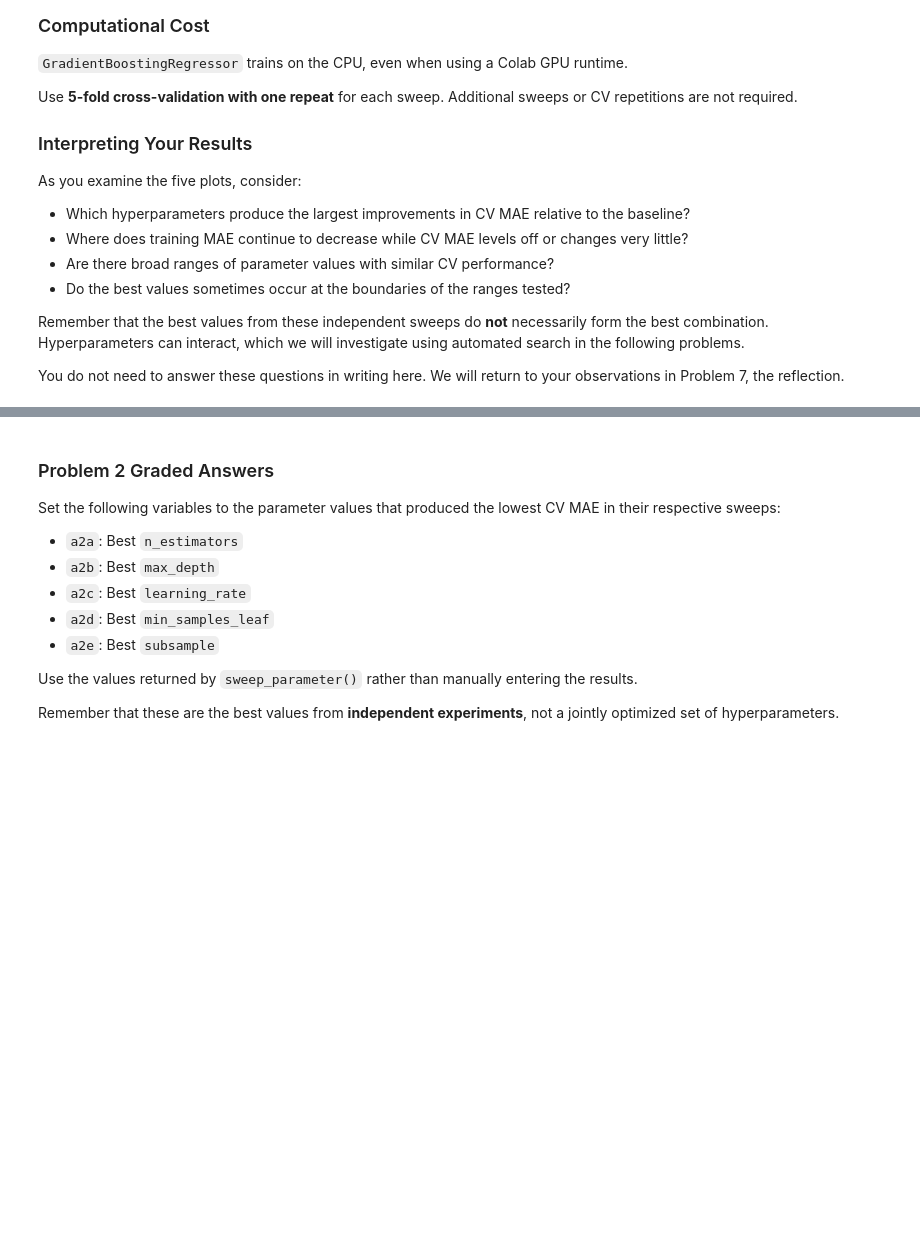
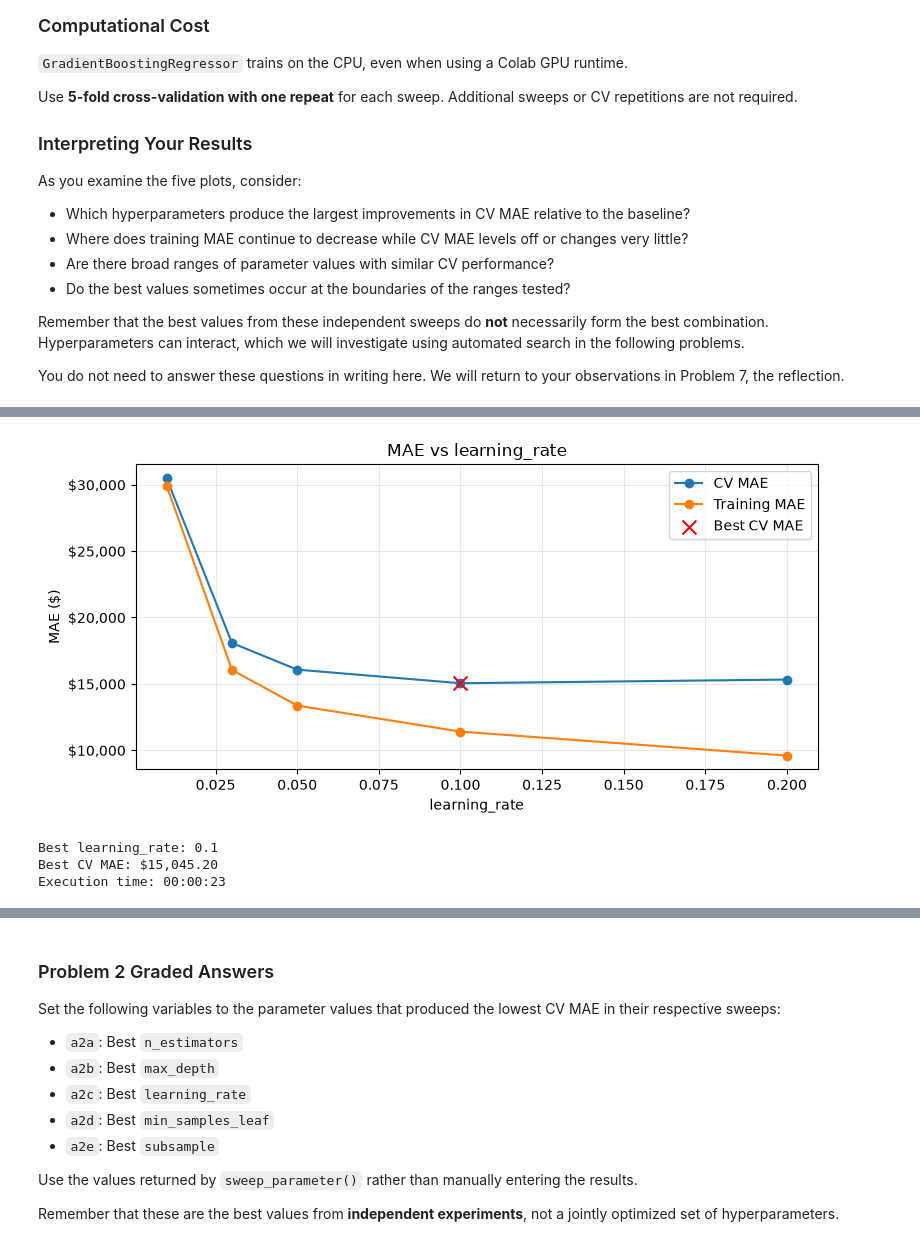
Before and after one commit to max-issokson-bu/DX603-Assignments, a Jupyter notebook: Homework_07.ipynb, the cells around one changed output, grey strips where cells are left out. Saved outputs shown, nothing was run; the diff lists cells and outputs as text; code cells hidden in the pictures; blank space fills up the shorter version.

```diff
--- a/Homework_07.ipynb
+++ b/Homework_07.ipynb
@@ -463,0 +486,9 @@ You do not need to answer these questions in writing here. We will return to you
+# %%
+dict_sweep_parameter_results['learning_rate'] = sweep_parameter(GradientBoostingRegressor, baseline_params=baseline_params, param = 'learning_rate',
+                parameter_list=[0.01, 0.03, 0.05, 0.1, 0.2], X_train=X_train, y_train=y_train,
+                n_repeats=1, n_jobs= -1)
+# %% [output]
+[figure, added]
+Best learning_rate: 0.1
+Best CV MAE: $15,045.20
+Execution time: 00:00:23
```
Also changed, not shown: parts of 35 cells of this notebook, 5 other files.
